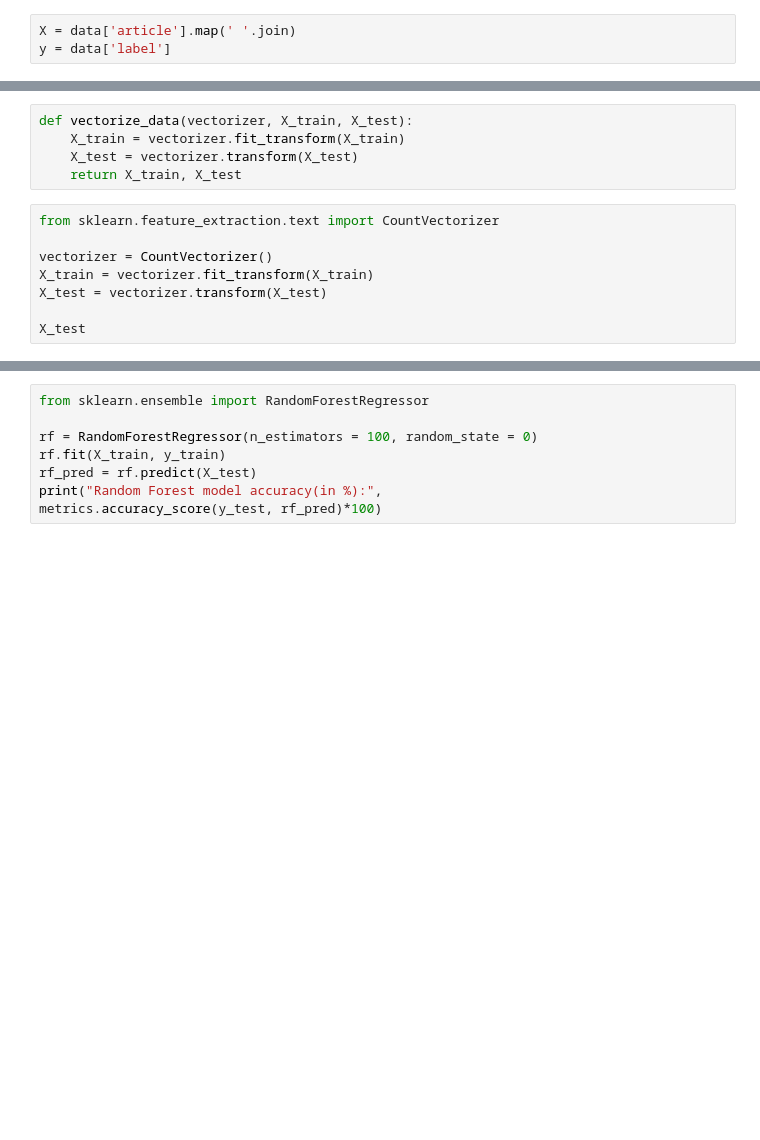
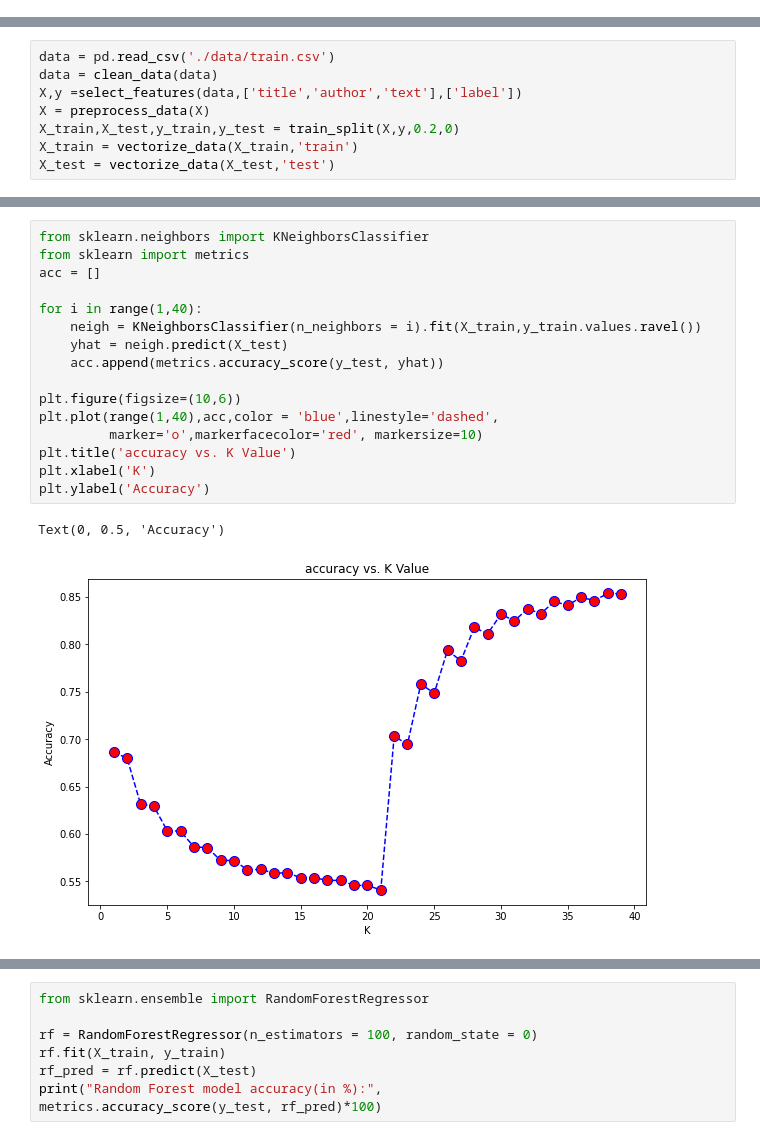
Before and after one commit to jatinchawda1503/Fake-News-Detection, a Jupyter notebook: fake-news.ipynb, the cells around one changed output, grey strips where cells are left out. Cells and saved outputs as stored; diff of their text form; blank space fills up the shorter version.

```diff
--- a/fake-news.ipynb
+++ b/fake-news.ipynb
@@ -99,3 +0,0 @@ data['article'][0]
-# %%
-X = data['article'].map(' '.join)
-y = data['label']
@@ -128,13 +0,0 @@ y_test.shape
-# %%
-def vectorize_data(vectorizer, X_train, X_test):
-    X_train = vectorizer.fit_transform(X_train)
-    X_test = vectorizer.transform(X_test)
-    return X_train, X_test
-# %%
-from sklearn.feature_extraction.text import CountVectorizer
-
-vectorizer = CountVectorizer()
-X_train = vectorizer.fit_transform(X_train)
-X_test = vectorizer.transform(X_test)
-
-X_test
@@ -215,0 +73,8 @@ weighted avg       0.79      0.65      0.60     16640
+# %%
+data = pd.read_csv('./data/train.csv')
+data = clean_data(data)
+X,y =select_features(data,['title','author','text'],['label'])
+X = preprocess_data(X)
+X_train,X_test,y_train,y_test = train_split(X,y,0.2,0)
+X_train = vectorize_data(X_train,'train')
+X_test = vectorize_data(X_test,'test')
@@ -215,0 +105,19 @@ weighted avg       0.79      0.65      0.60     16640
+# %%
+from sklearn.neighbors import KNeighborsClassifier
+from sklearn import metrics
+acc = []
+
+for i in range(1,40):
+    neigh = KNeighborsClassifier(n_neighbors = i).fit(X_train,y_train.values.ravel())
+    yhat = neigh.predict(X_test)
+    acc.append(metrics.accuracy_score(y_test, yhat))
+
+plt.figure(figsize=(10,6))
+plt.plot(range(1,40),acc,color = 'blue',linestyle='dashed',
+         marker='o',markerfacecolor='red', markersize=10)
+plt.title('accuracy vs. K Value')
+plt.xlabel('K')
+plt.ylabel('Accuracy')
+# %% [output]
+Text(0, 0.5, 'Accuracy')
+[figure, added]
```
Also changed, not shown: parts of 45 cells of this notebook, 2 other files.
